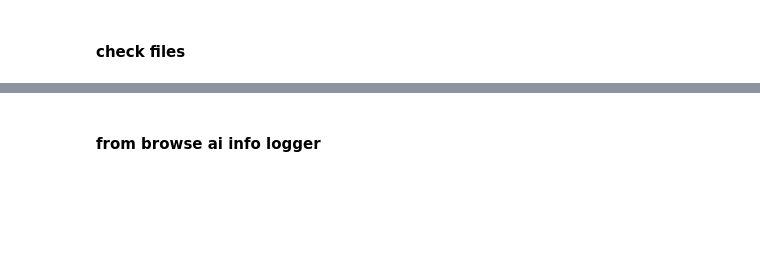
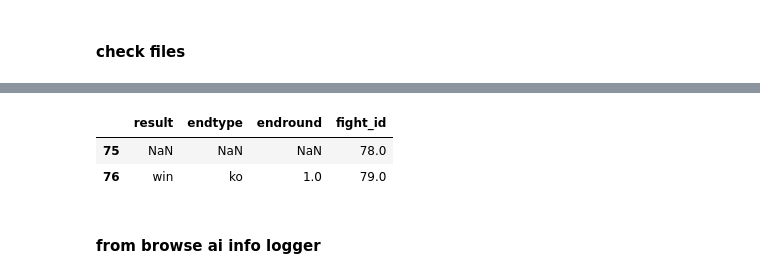
Before and after one commit to SEREMM/box_project, a Jupyter notebook: box_logger.ipynb, the cells around one changed output, grey strips where cells are left out. Cells and saved outputs as stored; diff of their text form; code cells hidden in the pictures; blank space fills up the shorter version.

```diff
--- a/box_logger.ipynb
+++ b/box_logger.ipynb
@@ -39,6 +31,5 @@ Exception reporting mode: Verbose
 # %%
 fi = pd.read_csv(userdata.get('fight_info_real'))
 bo = pd.read_csv(userdata.get("boxers_info"))
-re = pd.read_csv(userdata.get("fight_results_real"))
+res = pd.read_csv(userdata.get("fight_results_real"))
 ja = pd.read_json(userdata.get('boxers_json_data'))
-# '13uCE8C95ZFd4chQowzSFb_okVT1ikn3OPFg4geTFTVw', 'second_extract'
@@ -65,3 +36,9 @@ re.tail(20)
+# %%
+res.tail(2)
+# %% [output]
+|  | result | endtype | endround | fight_id |
+| 75 | NaN | NaN | NaN | 78.0 |
+| 76 | win | ko | 1.0 | 79.0 |
 # %% [markdown]
 #### from browse ai info logger
 # %%
```
Also changed, not shown: parts of 14 cells of this notebook, 7 other files.
